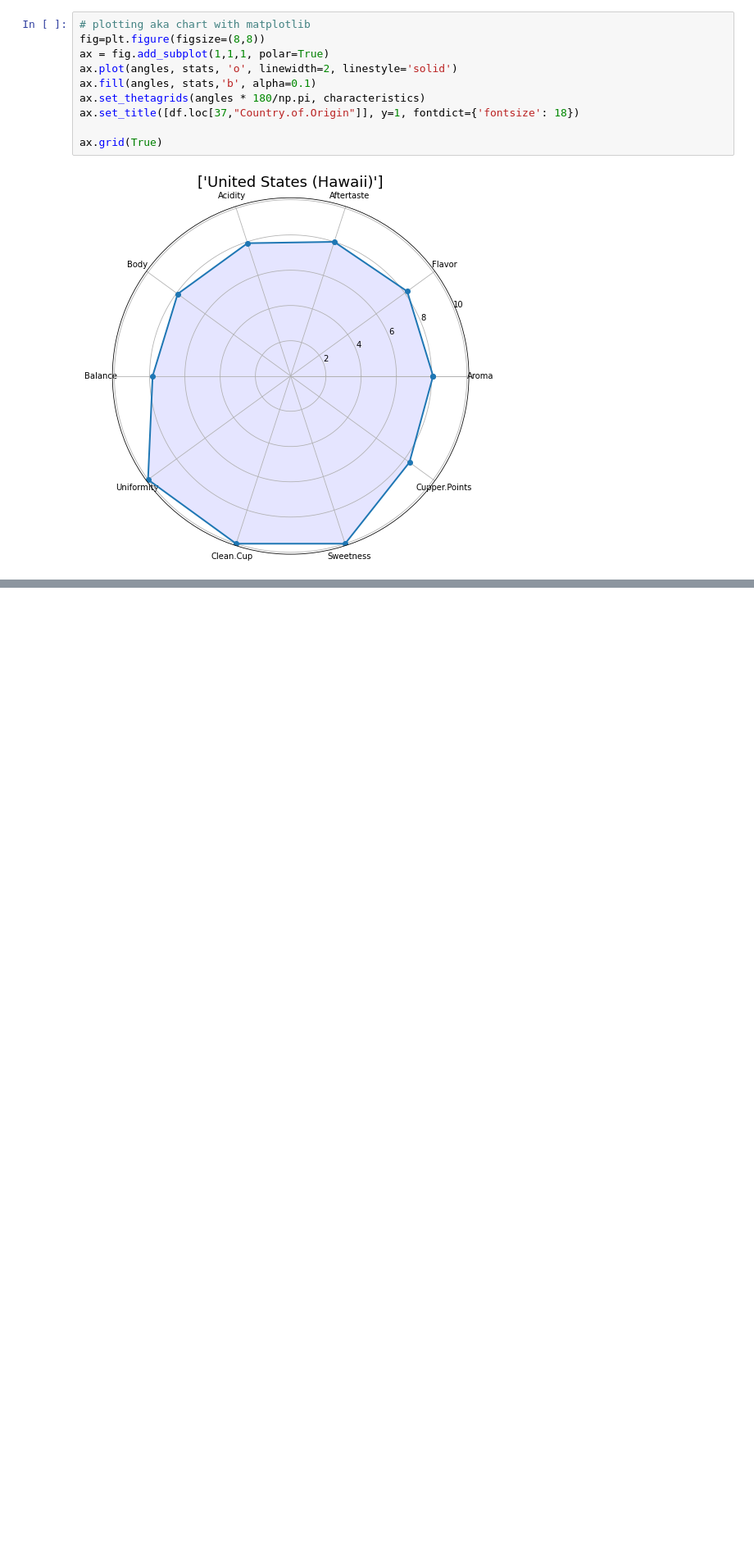
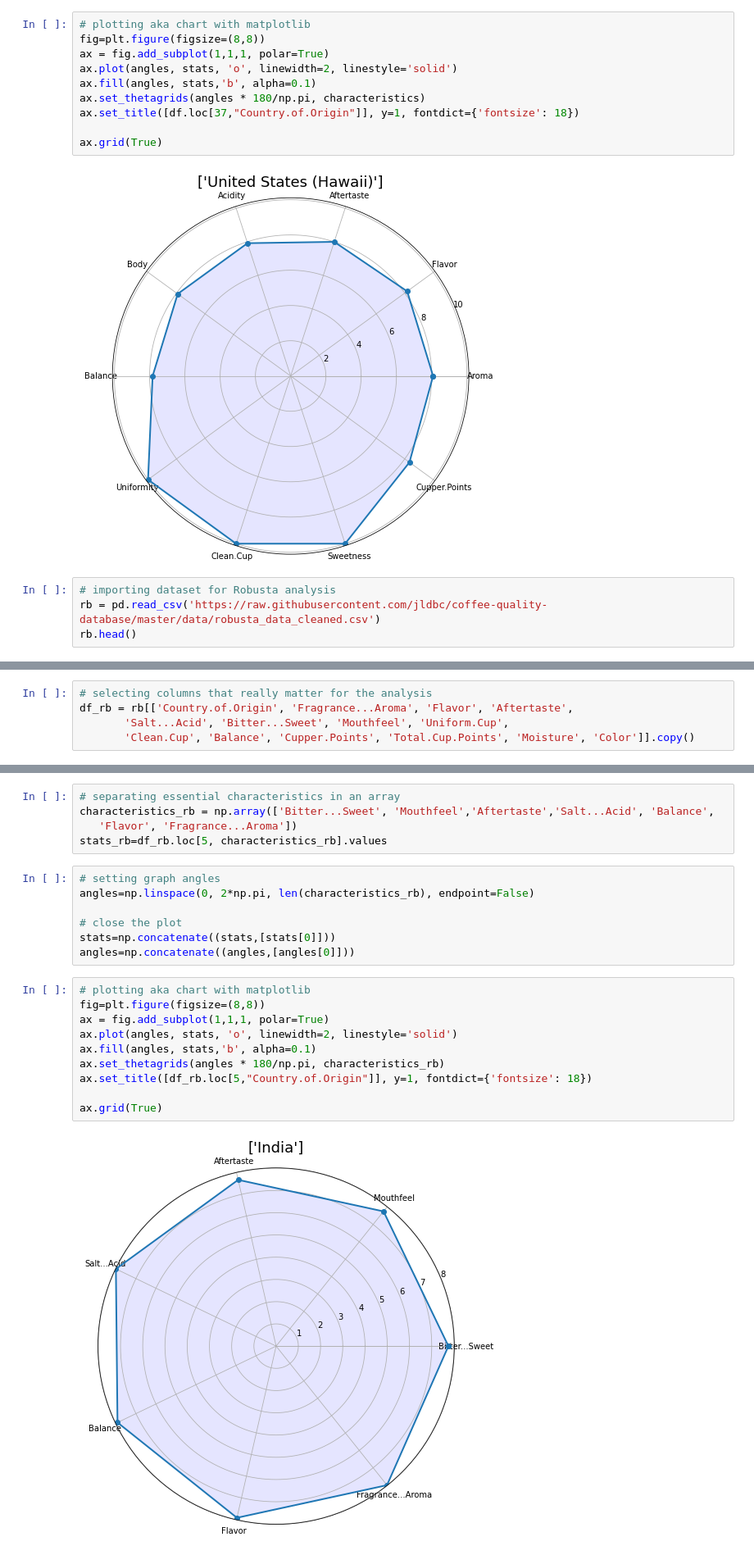
Before and after one commit to caevalareti/data-science-projects, a Jupyter notebook: coffee_quality_analysis.ipynb, the cells around one changed output, grey strips where cells are left out. Shown at 82% size. Cells and saved outputs as stored; diff of their text form; blank space fills up the shorter version.

```diff
--- a/coffee_quality_analysis.ipynb
+++ b/coffee_quality_analysis.ipynb
@@ -299,3 +299,7 @@ ax.set_title([df.loc[37,"Country.of.Origin"]], y=1, fontdict={'fontsize': 18})
 ax.grid(True)
 # %% [output]
 [figure]
+# %%
+# importing dataset for Robusta analysis
+rb = pd.read_csv('https://raw.githubusercontent.com/jldbc/coffee-quality-database/master/data/robusta_data_cleaned.csv')
+rb.head()
@@ -301,0 +329,5 @@ ax.grid(True)
+# %%
+# selecting columns that really matter for the analysis
+df_rb = rb[['Country.of.Origin', 'Fragrance...Aroma', 'Flavor', 'Aftertaste',
+       'Salt...Acid', 'Bitter...Sweet', 'Mouthfeel', 'Uniform.Cup',
+       'Clean.Cup', 'Balance', 'Cupper.Points', 'Total.Cup.Points', 'Moisture', 'Color']].copy()
@@ -301,0 +435,24 @@ ax.grid(True)
+# %%
+# separating essential characteristics in an array
+characteristics_rb = np.array(['Bitter...Sweet', 'Mouthfeel','Aftertaste','Salt...Acid', 'Balance',
+   'Flavor', 'Fragrance...Aroma'])
+stats_rb=df_rb.loc[5, characteristics_rb].values
+# %%
+# setting graph angles
+angles=np.linspace(0, 2*np.pi, len(characteristics_rb), endpoint=False)
+
+# close the plot
+stats=np.concatenate((stats,[stats[0]]))
+angles=np.concatenate((angles,[angles[0]]))
+# %%
+# plotting aka chart with matplotlib
+fig=plt.figure(figsize=(8,8))
+ax = fig.add_subplot(1,1,1, polar=True)
+ax.plot(angles, stats, 'o', linewidth=2, linestyle='solid')
+ax.fill(angles, stats,'b', alpha=0.1)
+ax.set_thetagrids(angles * 180/np.pi, characteristics_rb)
+ax.set_title([df_rb.loc[5,"Country.of.Origin"]], y=1, fontdict={'fontsize': 18})
+
+ax.grid(True)
+# %% [output]
+[figure, added]
```
Also changed, not shown: parts of 12 cells of this notebook.
